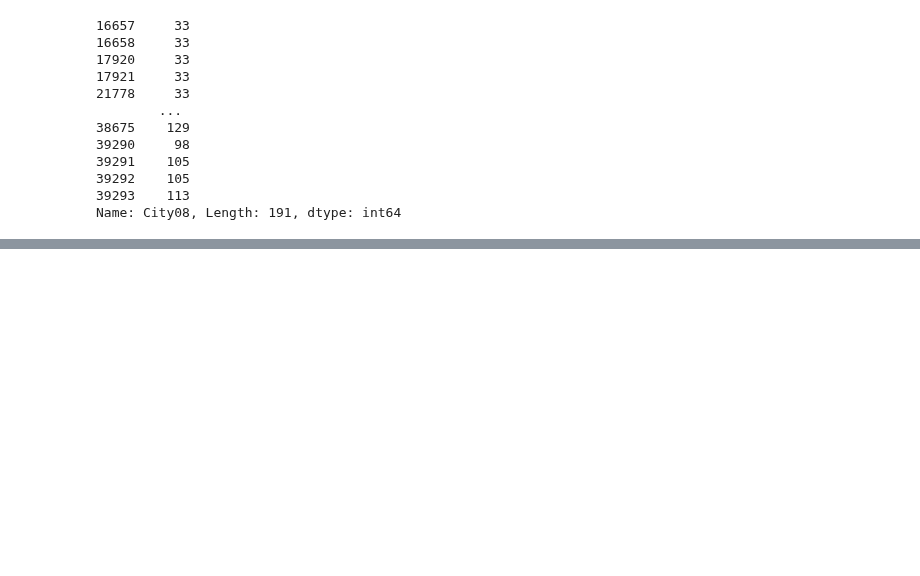
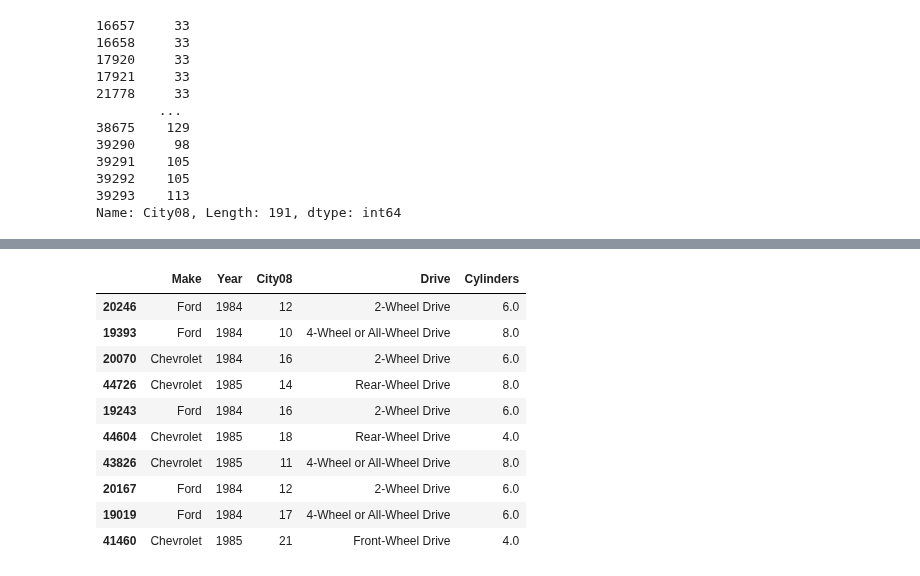
Before and after one commit to Ahmed-ui94/web_programming, a Jupyter notebook: pandas1/pandas.ipynb, the cells around one changed output, grey strips where cells are left out. Saved outputs shown, nothing was run; the diff lists cells and outputs as text; code cells hidden in the pictures; blank space fills up the shorter version.

```diff
--- a/pandas1/pandas.ipynb
+++ b/pandas1/pandas.ipynb
@@ -3171,0 +3219,16 @@ import pandas
+# %%
+# filter removes that columns that are false
+# while transform retains the original index of the data
+auto.groupby(['Make', "Year"]).filter(lambda g: g.City08.size > 200).sample(10)
+# %% [output]
+|  | Make | Year | City08 | Drive | Cylinders |
+| 20246 | Ford | 1984 | 12 | 2-Wheel Drive | 6.0 |
+| 19393 | Ford | 1984 | 10 | 4-Wheel or All-Wheel Drive | 8.0 |
+| 20070 | Chevrolet | 1984 | 16 | 2-Wheel Drive | 6.0 |
+| 44726 | Chevrolet | 1985 | 14 | Rear-Wheel Drive | 8.0 |
+| 19243 | Ford | 1984 | 16 | 2-Wheel Drive | 6.0 |
+| 44604 | Chevrolet | 1985 | 18 | Rear-Wheel Drive | 4.0 |
+| 43826 | Chevrolet | 1985 | 11 | 4-Wheel or All-Wheel Drive | 8.0 |
+| 20167 | Ford | 1984 | 12 | 2-Wheel Drive | 6.0 |
+| 19019 | Ford | 1984 | 17 | 4-Wheel or All-Wheel Drive | 6.0 |
+| 41460 | Chevrolet | 1985 | 21 | Front-Wheel Drive | 4.0 |
```
Also changed, not shown: parts of 13 cells of this notebook, 6 other files.
